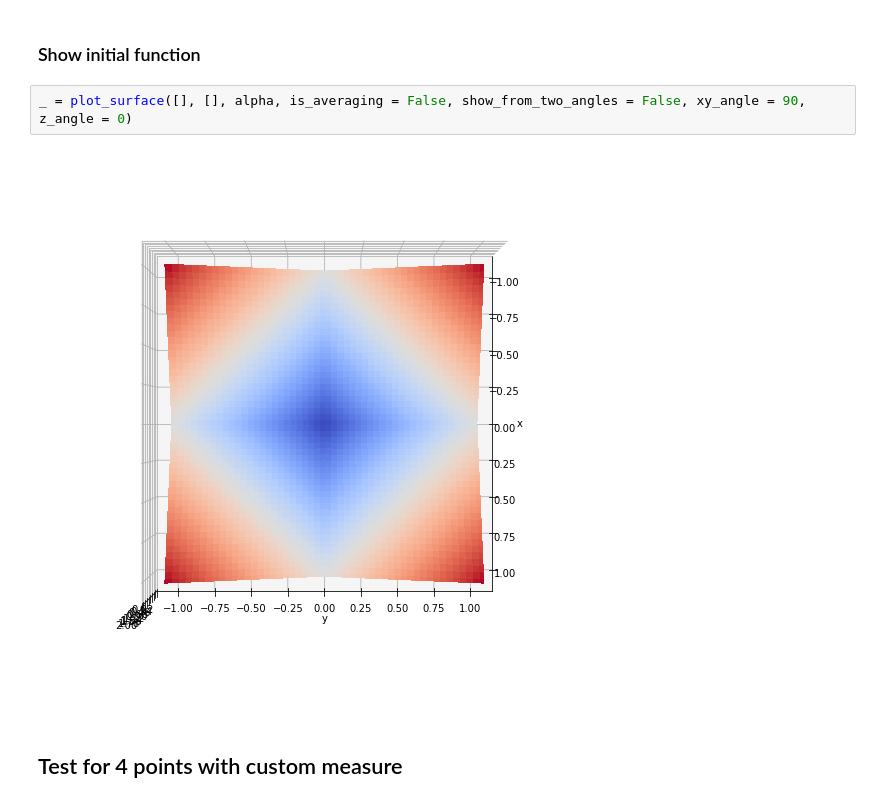
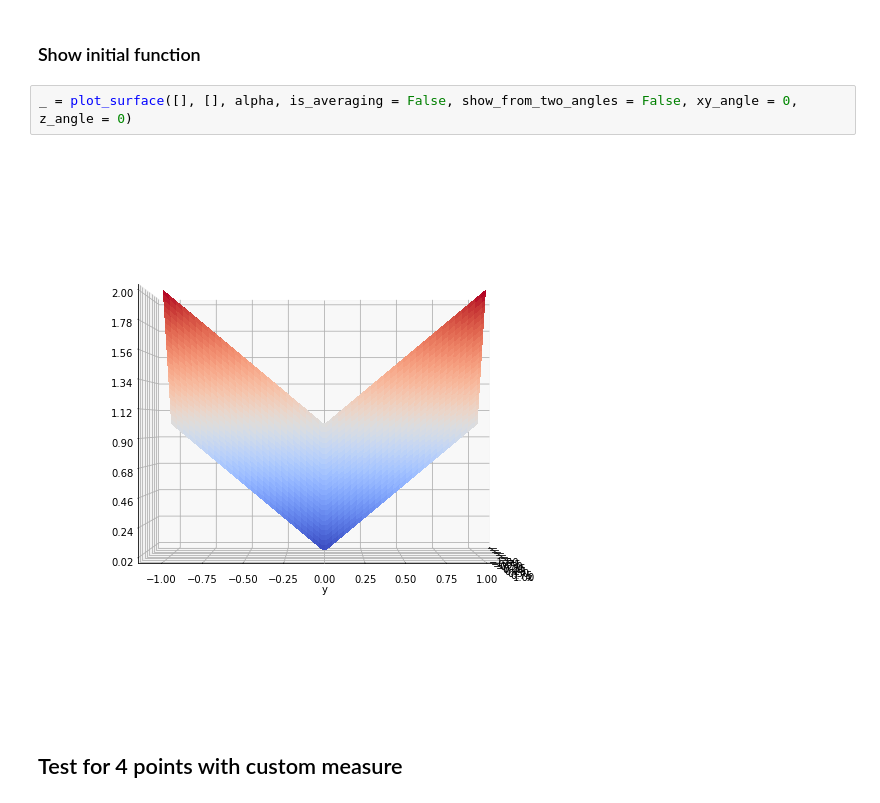
Before and after one commit to AnnaBagriy/PiecewiseLinearFunctionsAveraging, a Jupyter notebook: Exp_1.ipynb, the cells around one changed output. Saved outputs shown, nothing was run; the diff lists cells and outputs as text.

Commit message:
Reset xy_angle for initial function plot

```diff
--- a/Exp_1.ipynb
+++ b/Exp_1.ipynb
@@ -369,9 +369,9 @@ def find_and_plot_averaging(t, p, alpha, show_from_two_angles = True, xy_angle =
 # %% [markdown]
 ### Show initial function
 # %%
-_ = plot_surface([], [], alpha, is_averaging = False, show_from_two_angles = False, xy_angle = 90, z_angle = 0)
+_ = plot_surface([], [], alpha, is_averaging = False, show_from_two_angles = False, xy_angle = 0, z_angle = 0)
 # %% [output]
-[figure, old version]
+[figure, new version]
 # %% [markdown]
 ## Test for 4 points with custom measure
 # %%
```
